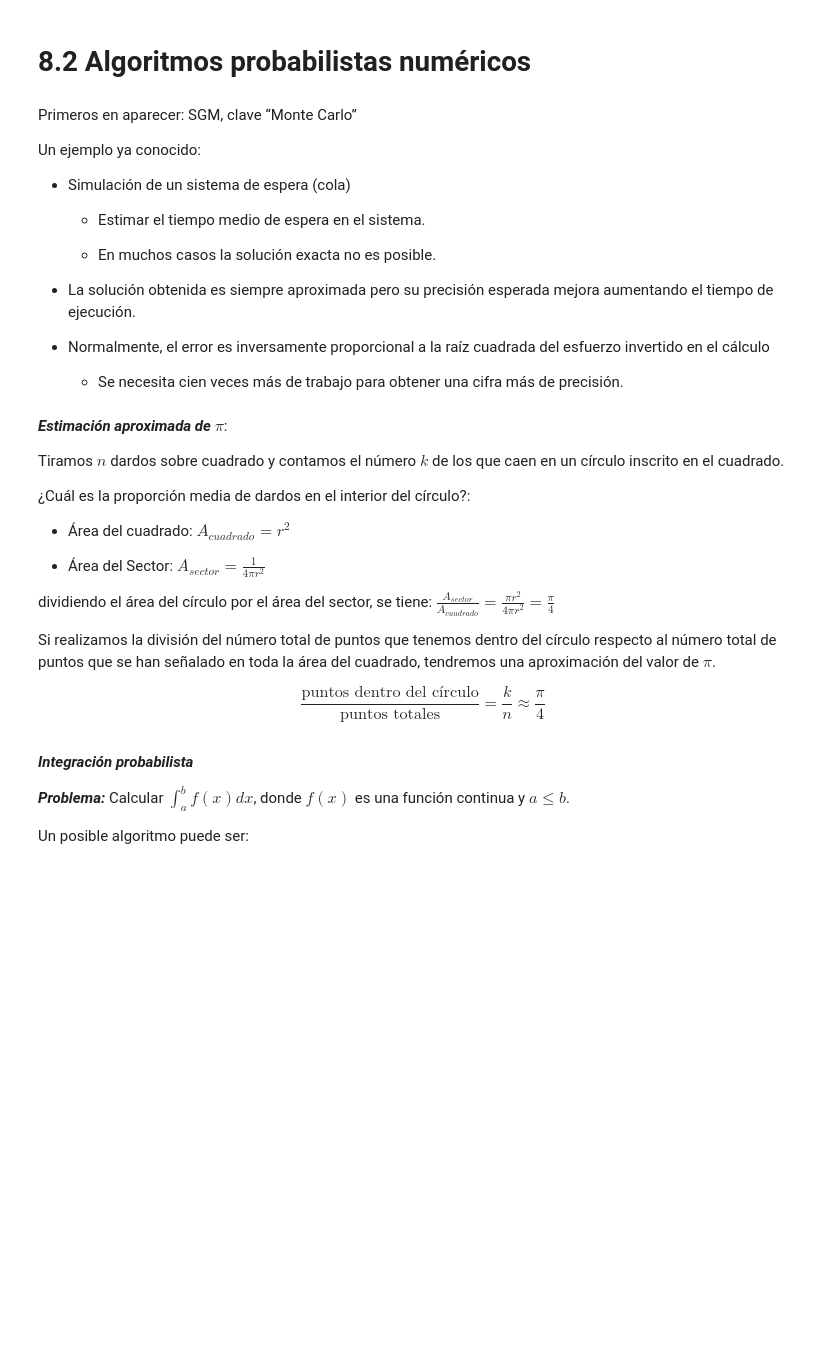
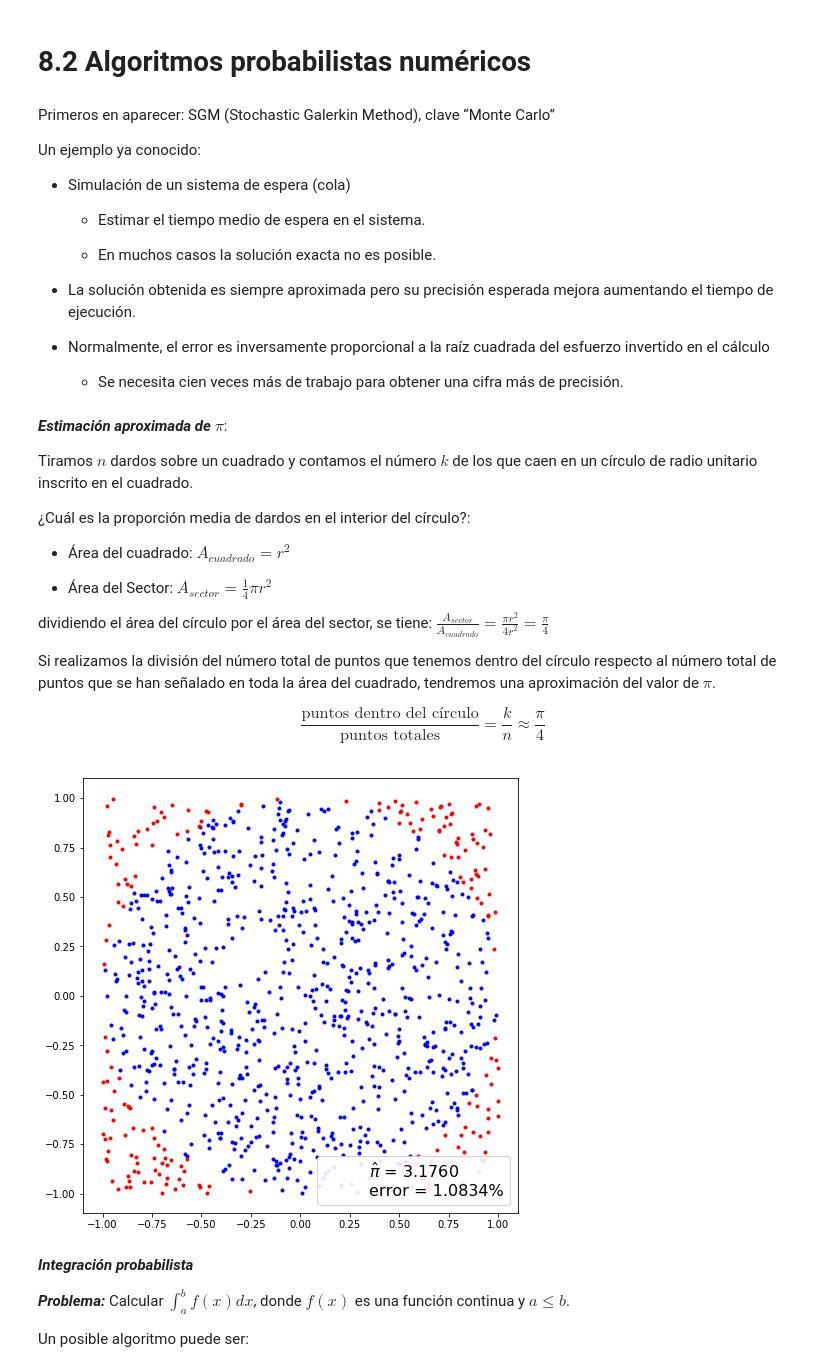
Before and after one commit to carlosalvarezh/Analisis_de_Algoritmos, a Jupyter notebook: Sesion_08_AlgoritmosProbabilistas.ipynb, the cells around one changed output. Drawn from its saved outputs; the diff is of its cells as text; code cells hidden in the pictures; blank space fills up the shorter version.

```diff
--- a/Sesion_08_AlgoritmosProbabilistas.ipynb
+++ b/Sesion_08_AlgoritmosProbabilistas.ipynb
@@ -149,7 +149,7 @@ El algoritmo nunca da una respuesta incorrecta. El algoritmo falla con una ciert
 # %% [markdown]
 # 8.2 Algoritmos probabilistas numéricos
 # %% [markdown]
-Primeros en aparecer: SGM, clave “Monte Carlo”
+Primeros en aparecer: SGM (Stochastic Galerkin Method), clave “Monte Carlo”
 
 
 Un ejemplo ya conocido:
@@ -170,15 +170,15 @@ Un ejemplo ya conocido:
 # %% [markdown]
 ***Estimación aproximada de $\pi$***:
 
-Tiramos $n$ dardos sobre cuadrado y contamos el número $k$ de los que caen en un círculo inscrito en el cuadrado.
+Tiramos $n$ dardos sobre un cuadrado y contamos el número $k$ de los que caen en un círculo de radio unitario inscrito en el cuadrado.
 
 ¿Cuál es la proporción media de dardos en el interior del círculo?:
 
 - Área del cuadrado: $A_{cuadrado}=r^2$
 
-- Área del Sector: $A_{sector}=\frac{1}{4\pi r^2}$
+- Área del Sector: $A_{sector}=\frac{1}{4}\pi r^2$
 
-dividiendo el área del círculo por el área del sector, se tiene: $\frac{A_{sector}}{A_{cuadrado}}=\frac{\pi r^2}{4\pi r^2}=\frac{\pi}{4}$
+dividiendo el área del círculo por el área del sector, se tiene: $\frac{A_{sector}}{A_{cuadrado}}=\frac{\pi r^2}{4 r^2}=\frac{\pi}{4}$
 
 Si realizamos la división del número total de puntos que tenemos dentro del círculo respecto al número total de puntos que se han señalado en toda la área del cuadrado, tendremos una aproximación del valor de $\pi$.
 
@@ -186,26 +186,28 @@ $$\frac{\text{puntos dentro del círculo}}{\text{puntos totales}}=\frac{k}{n}\ap
 # %%
 # Ejemplo: Aproximando el valor de pi - área de un círculo de
 # radio = 1.
 
 
 import matplotlib.pyplot as plt
 import numpy as np
 
-def mc_pi_aprox(N=1000000):
+def mc_pi_aprox(N=1000):
     plt.figure(figsize=(8,8))  # tamaño de la figura
     x, y = np.random.uniform(-1, 1, size=(2, N))
     interior = (x**2 + y**2) <= 1
     pi = interior.sum() * 4 / N
     error = abs((pi - np.pi) / pi) * 100
     exterior = np.invert(interior)
     plt.plot(x[interior], y[interior], 'b.')
     plt.plot(x[exterior], y[exterior], 'r.')
     plt.plot(0, 0, label='$\hat \pi$ = {:4.4f}\nerror = {:4.4f}%'
              .format(pi,error), alpha=0)
     plt.axis('square')
     plt.legend(frameon=True, framealpha=0.9, fontsize=16)
 
 mc_pi_aprox()
+# %% [output]
+[figure, added]
 # %% [markdown]
 ***Integración probabilista***
 
```
